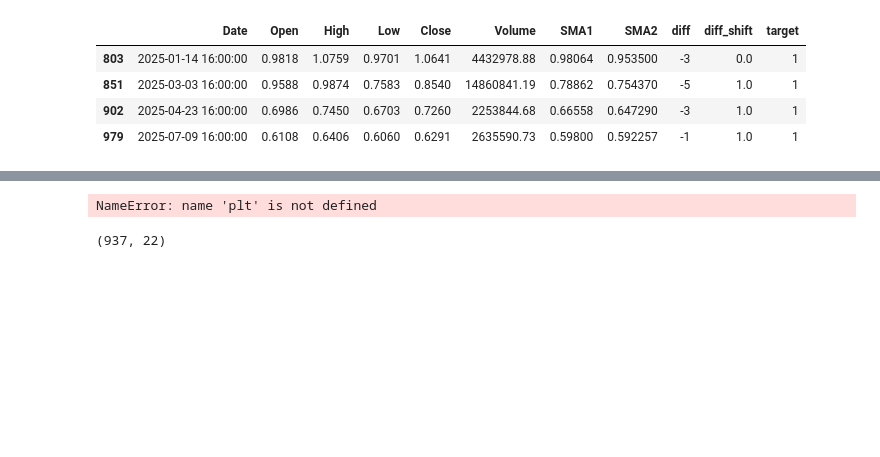
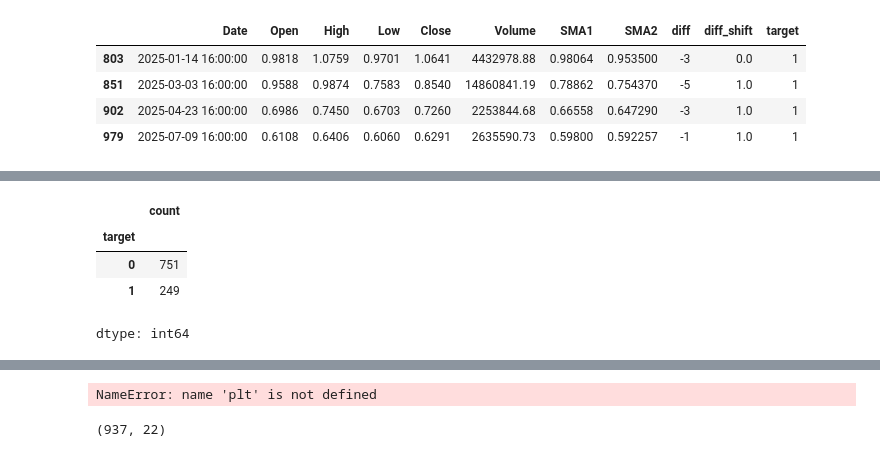
Before and after one commit to Nekhaenko/BigData1, a Jupyter notebook: Untitled14_1.ipynb, the cells around one changed output, grey strips where cells are left out. Drawn from its saved outputs; the diff is of its cells as text; code cells hidden in the pictures; blank space fills up the shorter version.

```diff
--- a/Untitled14_1.ipynb
+++ b/Untitled14_1.ipynb
@@ -225,2 +169,29 @@ for i in reversed(df.index):
+# %%
+pos_bool = False
+id_pos = 0
+tmp_target = 0
+buy_len = 0
+# df['buy_len'] = 0
+df['buy_num'] = 0
+k = 0
+for ind in reversed(df.index):
+    target = df.loc[ind, 'target']
+    if target == 1:
+      df.loc[ind, 'buy_num'] = k
+      # print(ind)
+      id_pos = ind
+      pos_bool = True
+
+    if pos_bool and df.loc[ind, 'base_price_bool'] == 0 and target == 0:
+      # print('----', ind)
+      df.loc[ind, 'target'] = 1
+      k += 1
+      df.loc[ind, 'buy_num'] = k
+
+    elif df.loc[ind, 'base_price_bool'] == 1 and id_pos != ind:
+      # print('--pos_bool = False--', ind)
+      pos_bool = False
+      df.loc[ind + 1, 'buy_len'] = k
+      k = 0
 # %%
-df['trend_len'] = df['trend_len'].fillna(method = 'ffill')
+df['buy_len'].fillna(method = 'ffill', inplace=True)
@@ -262,3 +208,13 @@ df[df.pos == 1][-30:-20]
+# %%
+df.drop(['base_price', 'base_price_bool'], axis=1, inplace=True)
+# %%
+df.value_counts('target')
+# %% [output]
+|  | count |
+| target |  |
+| 0 | 751 |
+| 1 | 249 |
+dtype: int64
 # %%
 # df['Trend_pos'] = np.nan
 # df['Trend_pos'] = np.where(df['Trend'] == 1, df.Low*0.997, df.High*1.003)
```
Also changed, not shown: parts of 34 cells of this notebook.
